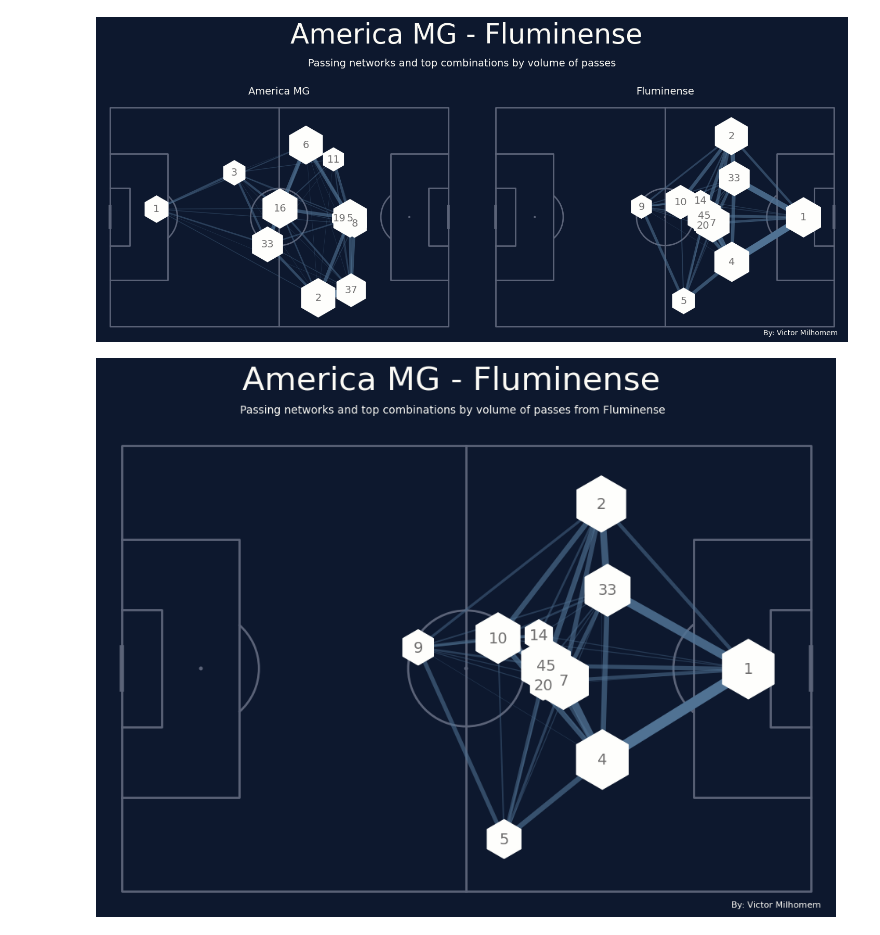
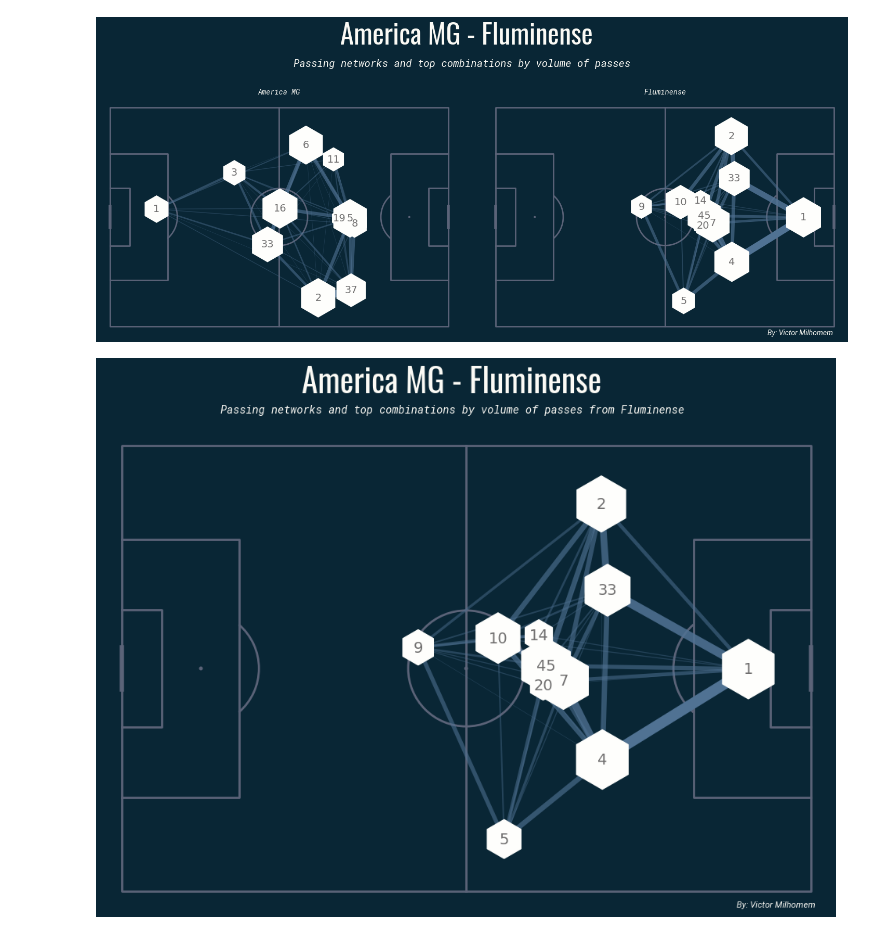
Before and after one commit to VictorMilhomem/FootballAnalysisTools, a Jupyter notebook: src/matches_analysis.ipynb, the cells around one changed output. Drawn from its saved outputs; the diff is of its cells as text; code cells hidden in the pictures.

Commit message:
passes network fonts and color palette

```diff
--- a/src/matches_analysis.ipynb
+++ b/src/matches_analysis.ipynb
@@ -27,14 +28,14 @@ away_passes_between_df, away_average_locs_and_count_df = get_passes_between_df(a
 # %%
 create_passnet_plot_both_teams(home_passes_between_df, home_average_locs_and_count_df,
         away_passes_between_df, away_average_locs_and_count_df,
-        teams_dict,main_color = '#FBFAF5')
+        teams_dict,main_color = '#FBFAF5', color_palette=COLORS_PALETTE_1,)
 # %% [output]
-[figure, old version]
+[figure, new version]
 # %%
 create_passnet_plot_single_teams(
         home_passes_between_df, home_average_locs_and_count_df,
         away_passes_between_df, away_average_locs_and_count_df,
         teams_dict,
-        main_color= '#FBFAF5', home=False)
+        main_color= '#FBFAF5', color_palette=COLORS_PALETTE_1,home=False)
 # %% [output]
-[figure, old version]
+[figure, new version]
```
Also changed, not shown: parts of 1 cell of this notebook, 1 other file.
